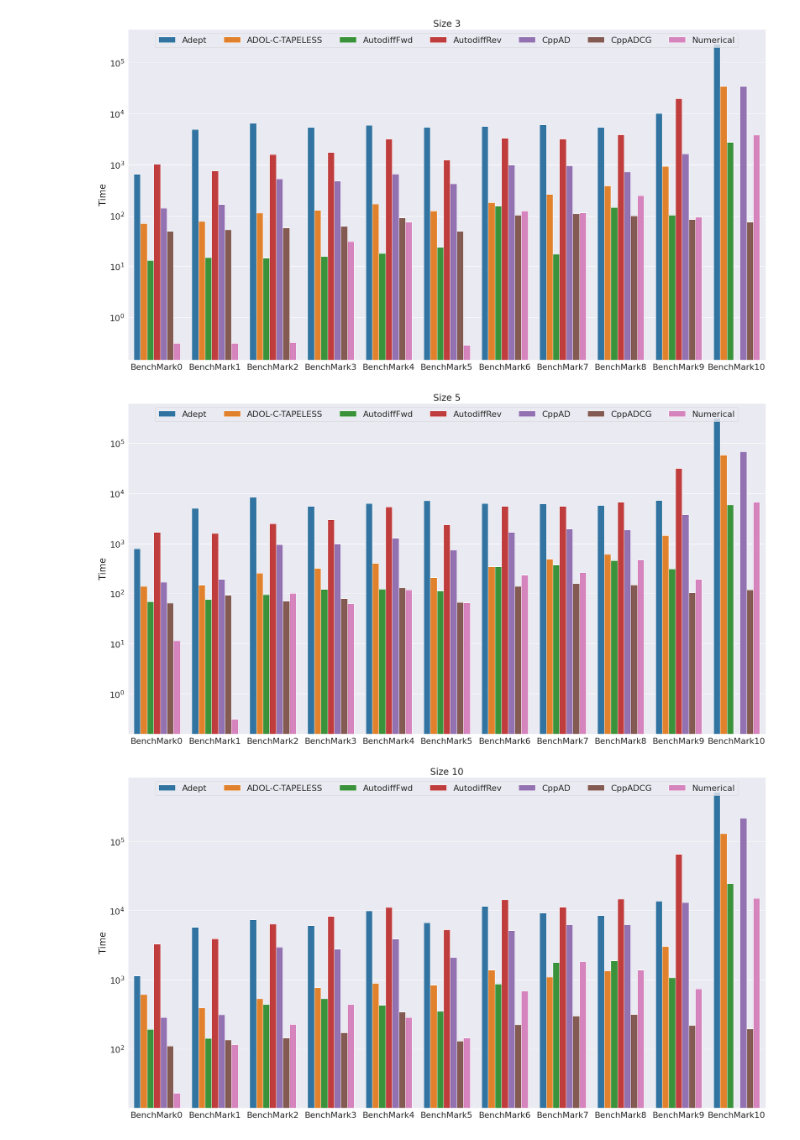
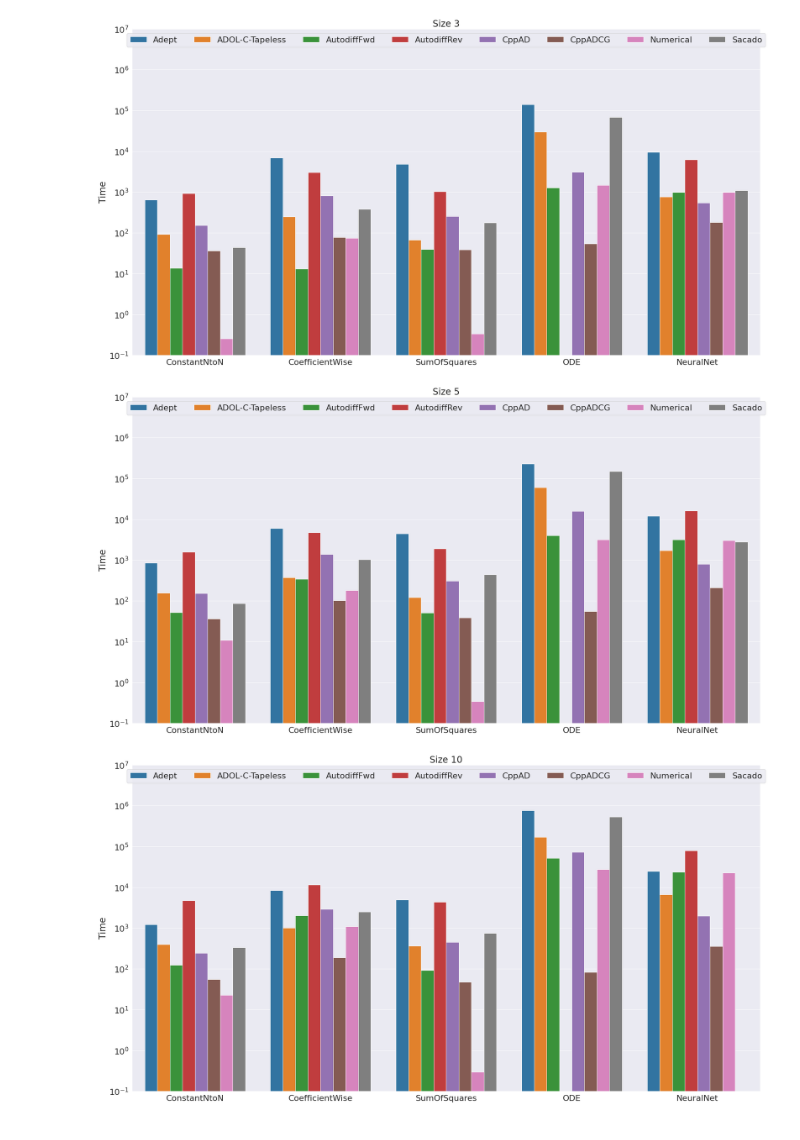
Before and after one commit to pettni/autodiff, a Jupyter notebook: benchmarks/visualization/visualization.ipynb, the cells around one changed output. Cells and saved outputs as stored; diff of their text form; code cells hidden in the pictures.

Commit message:
add sacado, all algos run on all tests

```diff
--- a/benchmarks/visualization/visualization.ipynb
+++ b/benchmarks/visualization/visualization.ipynb
@@ -8,17 +8,17 @@ sns.set_theme(
     palette=sns.color_palette()
 )
 # %%
-df = pd.read_csv('data.csv', names=["Library", "Test", "Size", "Setup", "Calc"], sep='\s+')
+df = pd.read_csv('data', names=["Library", "Test", "Size", "Setup", "Calc"], sep='\s+')
 
 for size in df['Size'].unique():
 
     plt.figure(figsize=(30,16))
     ax = sns.barplot(data=df.loc[df['Size'] == size], x="Test", y="Calc", hue="Library")
-    ax.set(title="Size {}".format(size), yscale="log", xlabel="", ylabel="Time")
+    ax.set(title="Size {}".format(size), yscale="log", xlabel="", ylabel="Time", ylim=(1e-1, 1e7))
     ax.legend(loc="upper center", shadow=False, ncol = len(df["Library"].unique()))
 
     plt.show()
 # %% [output]
-[figure, old version]
+[figure, new version]
-[figure, old version]
+[figure, new version]
-[figure, old version]
+[figure, new version]
```
Also changed, not shown: 16 other files.
